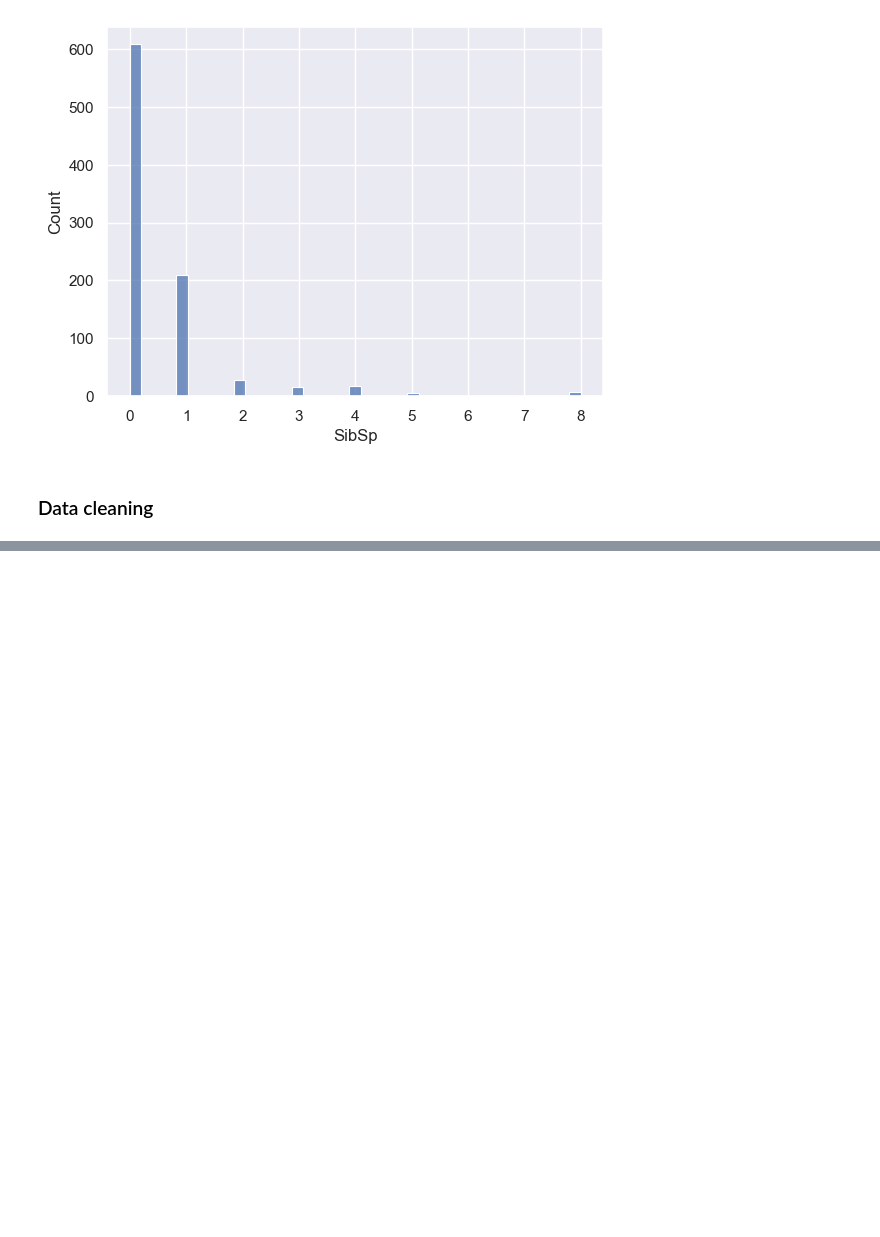
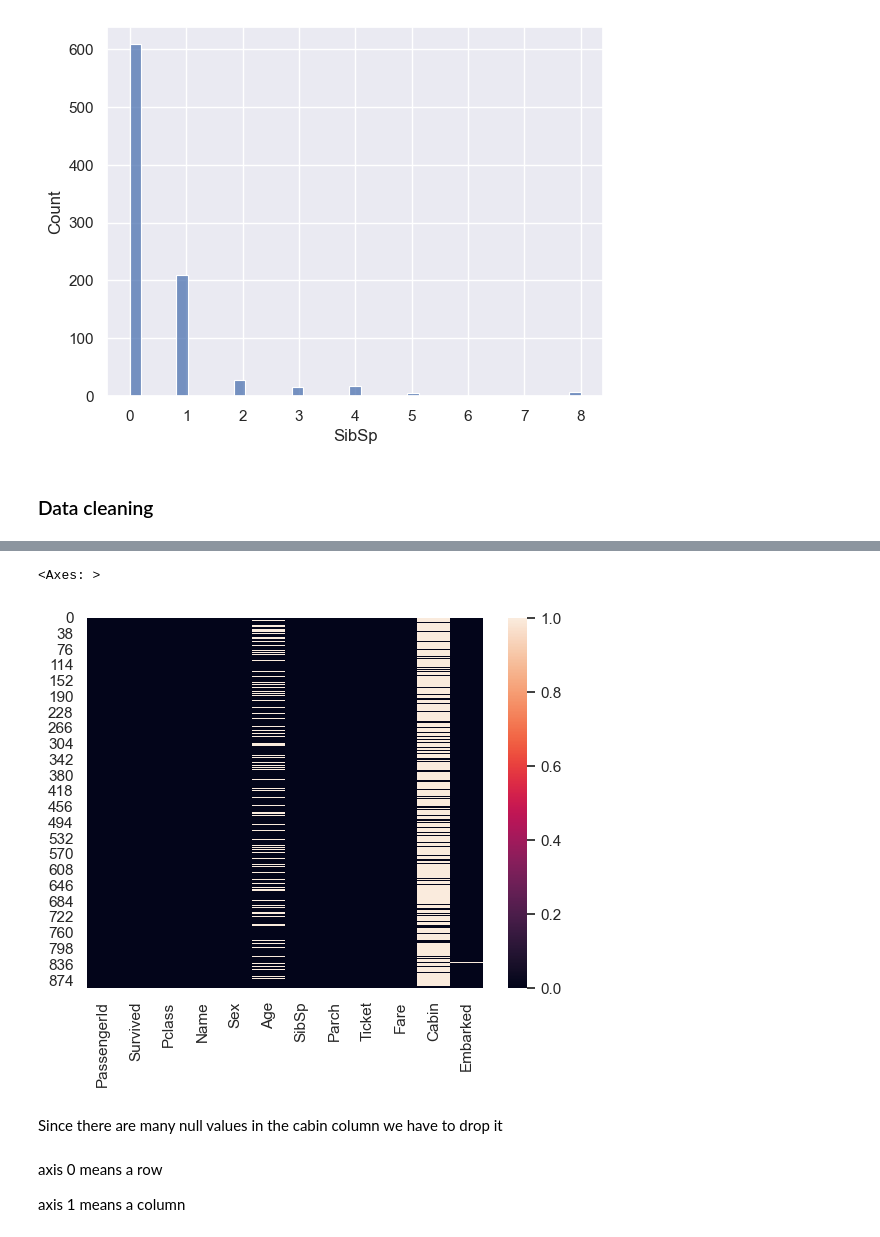
Before and after one commit to TheTharz/ML-Lectures, a Jupyter notebook: ml_labs04_matplotlib.ipynb, the cells around one changed output, grey strips where cells are left out. Saved outputs shown, nothing was run; the diff lists cells and outputs as text; code cells hidden in the pictures; blank space fills up the shorter version.

```diff
--- a/ml_labs04_matplotlib.ipynb
+++ b/ml_labs04_matplotlib.ipynb
@@ -205,0 +222,7 @@ sns.histplot(data=df,x='SibSp')
+# %%
+sns.heatmap(data=df.isnull())
+# %% [output]
+<Axes: >
+[figure, added]
+# %% [markdown]
+Since there are many null values in the cabin column we have to drop it
@@ -205,0 +231,4 @@ sns.histplot(data=df,x='SibSp')
+# %% [markdown]
+axis 0 means a row
+
+axis 1 means a column
```
Also changed, not shown: parts of 46 cells of this notebook.
